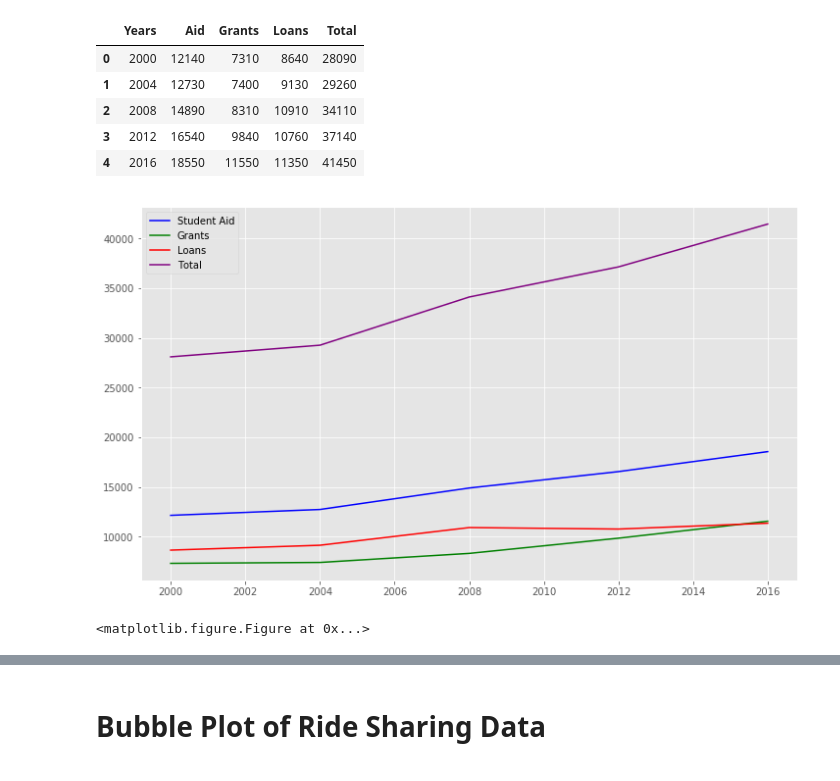
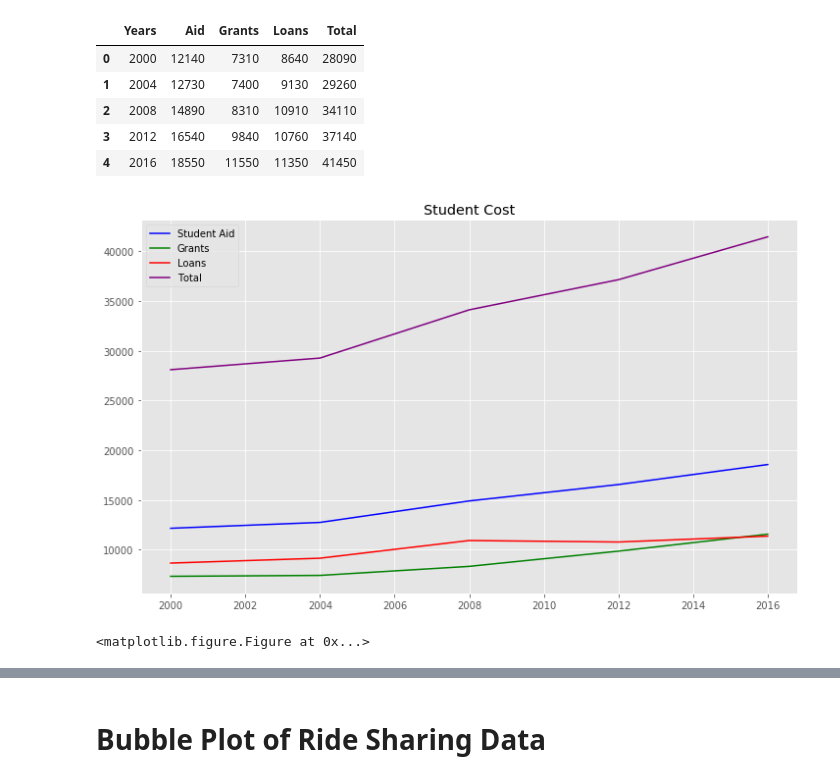
Before and after one commit to RCate/Project_2, a Jupyter notebook: Student_loans_grants_aid.ipynb, the cells around one changed output, grey strips where cells are left out. Drawn from its saved outputs; the diff is of its cells as text; code cells hidden in the pictures.

```diff
--- a/Student_loans_grants_aid.ipynb
+++ b/Student_loans_grants_aid.ipynb
@@ -21,20 +21,20 @@ student_money_df.head()
 # %%
 
 # Plot the world and one country averages as a line chart
 years = student_money_df["Years"]
 plt.figure(figsize=(12,7))
-
+plt.title("Student Cost")
 Aid, = plt.plot(years, student_money_df["Aid"], label="Student Aid", color="blue")
 Grants, = plt.plot(years, student_money_df["Grants"], label="Grants", color="green")
 Loans, = plt.plot(years, student_money_df["Loans"], label="Loans", color="red")
 Total, = plt.plot(years, student_money_df["Total"], label="Total", color="purple")
 # Create a legend for our chart
 
 plt.legend(handles=[Aid, Grants, Loans, Total], loc="best")
 
 # Show the chart
 plt.show()
 plt.savefig("Student_Cost.png")
 # %% [output]
-[figure, old version]
+[figure, new version]
 <matplotlib.figure.Figure at 0x...>
```
Also changed, not shown: parts of 15 cells of this notebook, 3 other files.
